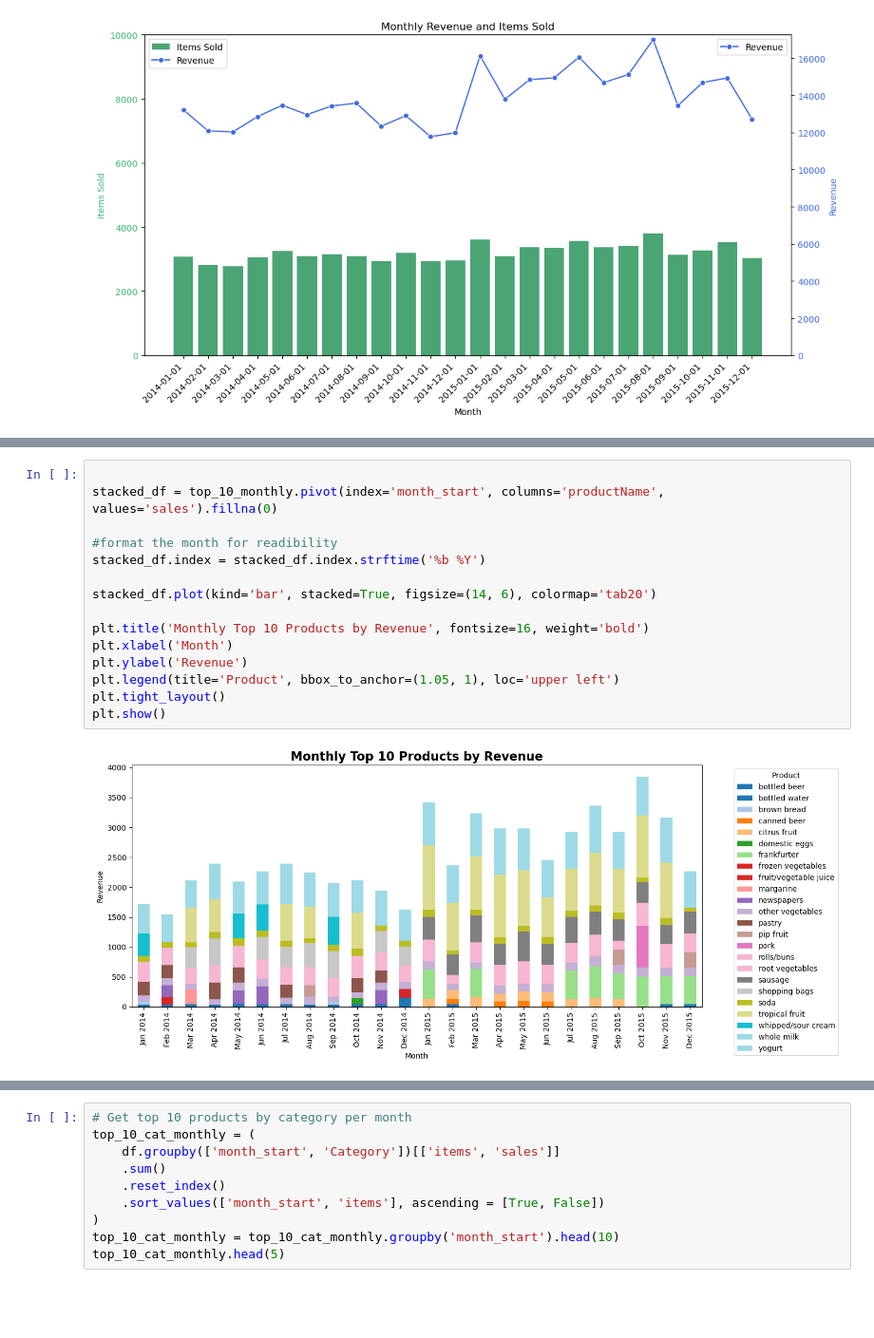
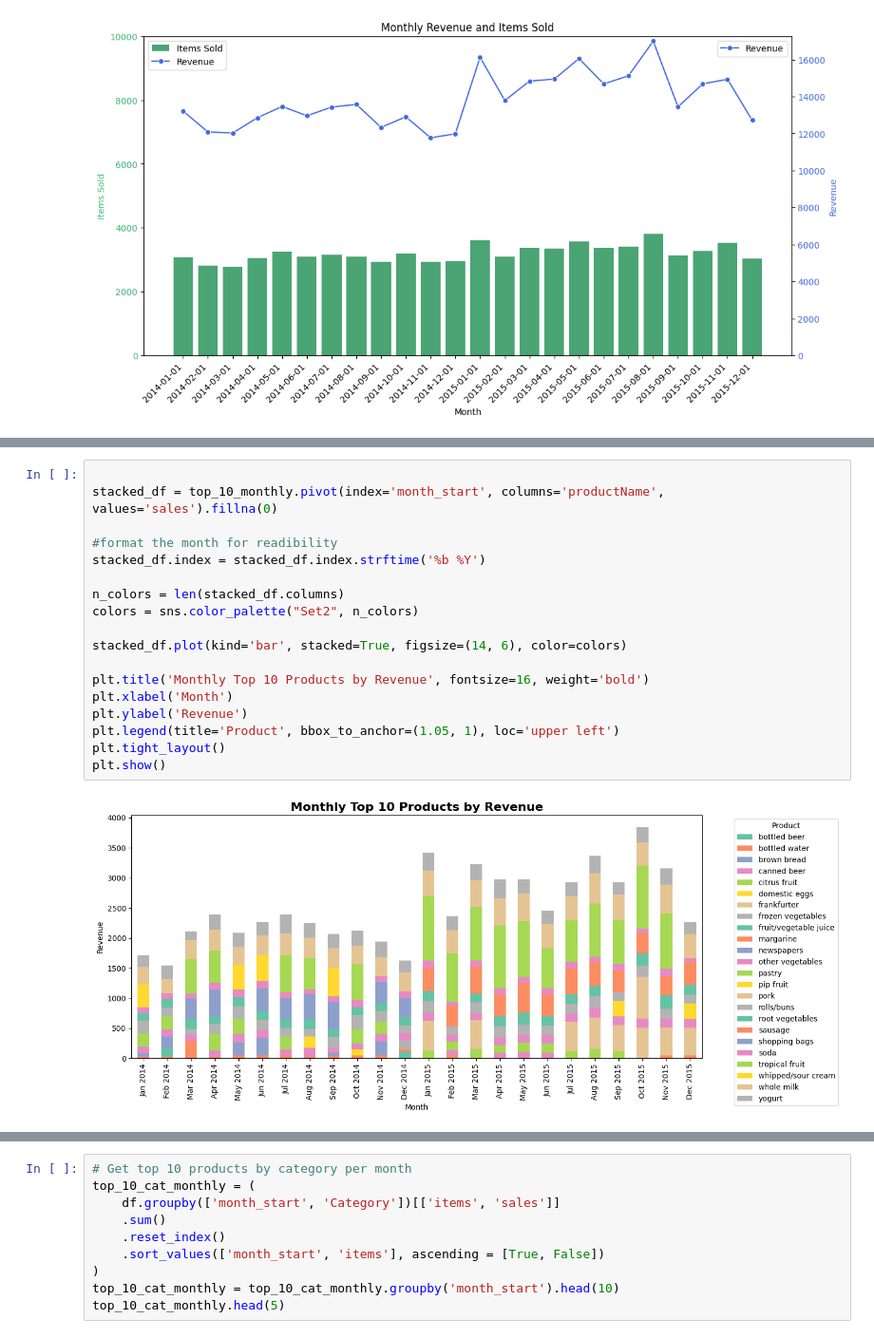
Before and after one commit to sophieanalytics/ML_graduation_projects, a Jupyter notebook: 01_EDA.ipynb, the cells around one changed output, grey strips where cells are left out. Shown: that part at 95% size. Cells and saved outputs as stored; diff of their text form; blank space fills up the shorter version.

```diff
--- a/01_EDA.ipynb
+++ b/01_EDA.ipynb
@@ -283,17 +320,20 @@ plt.show()
 # %%
 
 stacked_df = top_10_monthly.pivot(index='month_start', columns='productName', values='sales').fillna(0)
 
 #format the month for readibility
 stacked_df.index = stacked_df.index.strftime('%b %Y')
 
-stacked_df.plot(kind='bar', stacked=True, figsize=(14, 6), colormap='tab20')
+n_colors = len(stacked_df.columns)
+colors = sns.color_palette("Set2", n_colors)
+
+stacked_df.plot(kind='bar', stacked=True, figsize=(14, 6), color=colors)
 
 plt.title('Monthly Top 10 Products by Revenue', fontsize=16, weight='bold')
 plt.xlabel('Month')
 plt.ylabel('Revenue')
 plt.legend(title='Product', bbox_to_anchor=(1.05, 1), loc='upper left')
 plt.tight_layout()
 plt.show()
 # %% [output]
-[figure, old version]
+[figure, new version]
```
Also changed, not shown: parts of 33 cells of this notebook, 5 other files.
